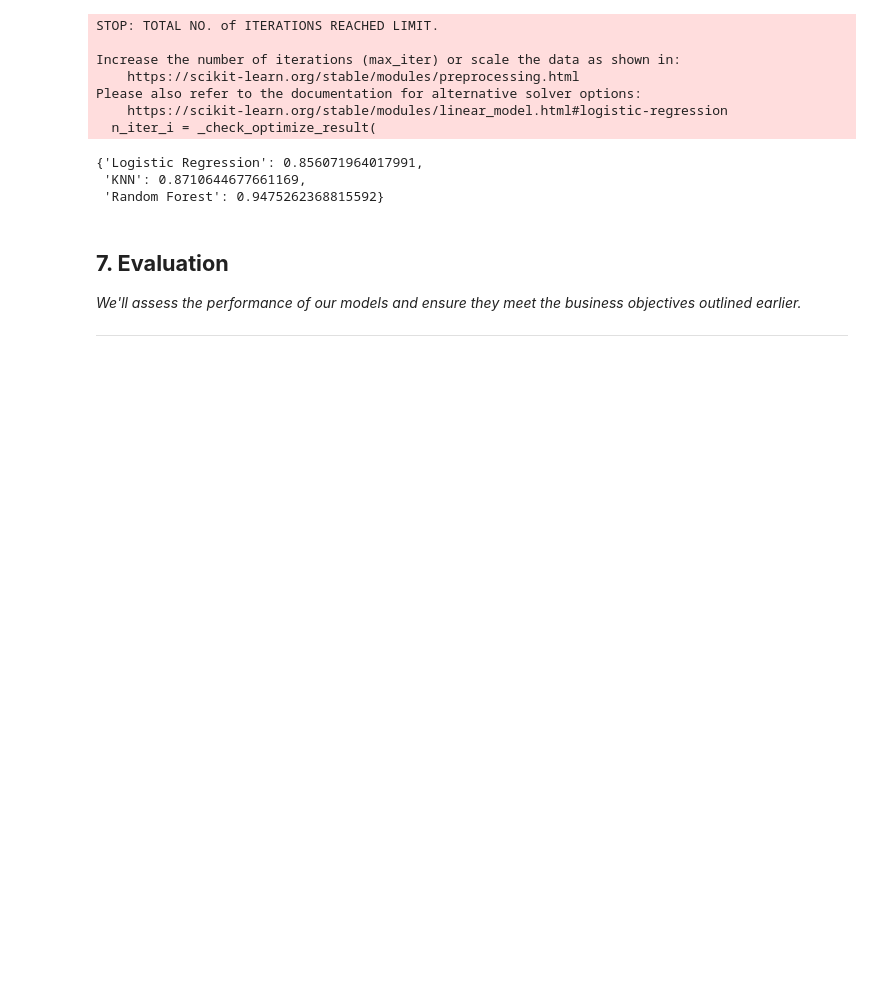
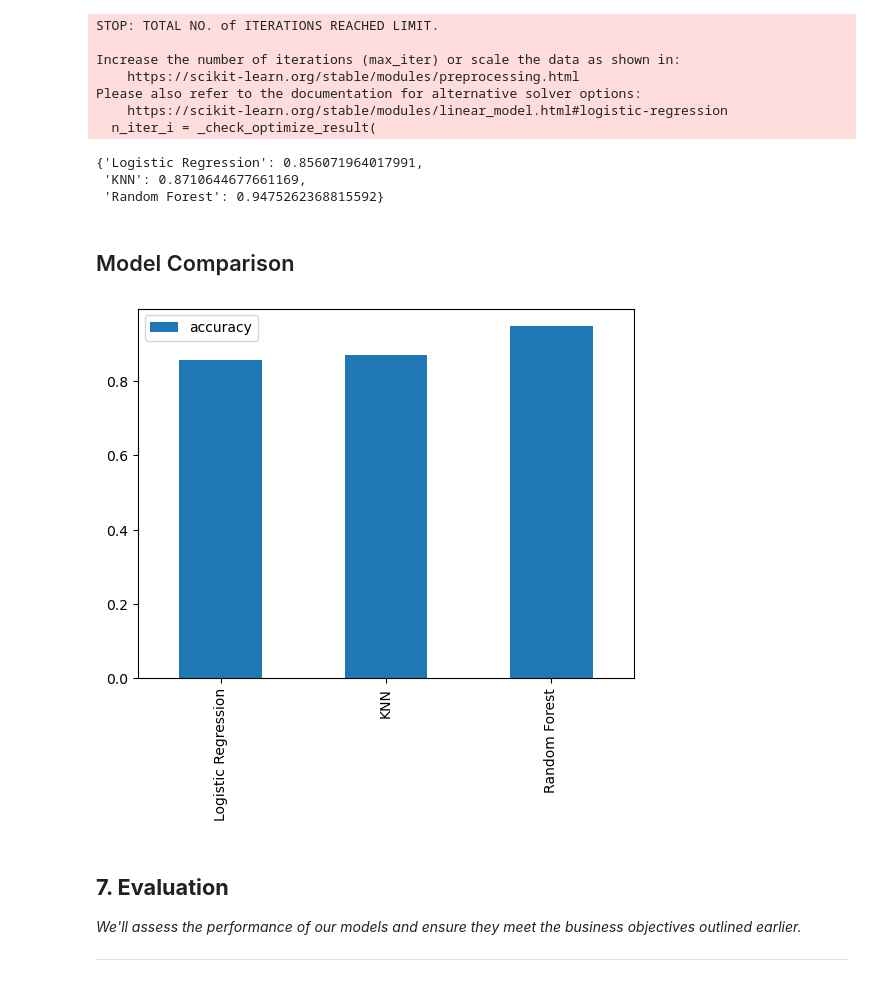
Before and after one commit to bourzat/phase-3-project, a Jupyter notebook: customer-churn-classification.ipynb, the cells around one changed output. Cells and saved outputs as stored; diff of their text form; code cells hidden in the pictures; blank space fills up the shorter version.

Commit message:
Visualized the results and picked a baseline model

```diff
--- a/customer-churn-classification.ipynb
+++ b/customer-churn-classification.ipynb
@@ -506,6 +506,13 @@ Please also refer to the documentation for alternative solver options:
 {'Logistic Regression': 0.856071964017991,
  'KNN': 0.8710644677661169,
  'Random Forest': 0.9475262368815592}
+# %% [markdown]
+## Model Comparison
+# %%
+model_compare = pd.DataFrame(model_scores, index=["accuracy"])
+model_compare.T.plot.bar();
+# %% [output]
+[figure, added]
 # %% [markdown]
 ## **7. Evaluation**
 
```
